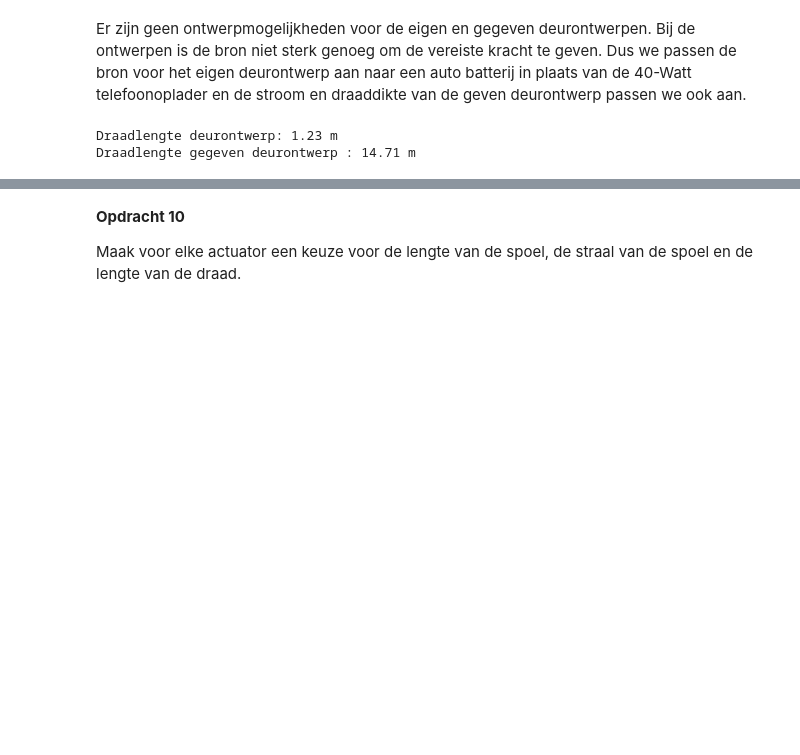
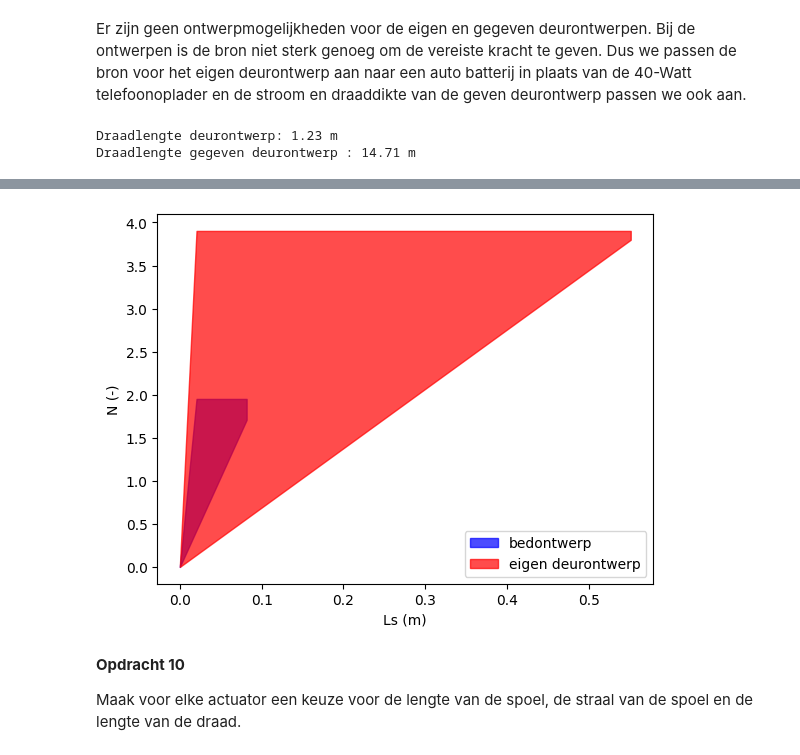
Before and after one commit to Ikbenjamin07/opdrachten-DEF-D, a Jupyter notebook: DigitaleOntwerpopdrachten/2KrachtactuatorOpdracht/KrachtactuatorOpdracht.ipynb, the cells around one changed output, grey strips where cells are left out. Drawn from its saved outputs; the diff is of its cells as text; code cells hidden in the pictures; blank space fills up the shorter version.

```diff
--- a/DigitaleOntwerpopdrachten/2KrachtactuatorOpdracht/KrachtactuatorOpdracht.ipynb
+++ b/DigitaleOntwerpopdrachten/2KrachtactuatorOpdracht/KrachtactuatorOpdracht.ipynb
@@ -282,3 +282,15 @@ plt.show()
+# %%
+#nog een keer plotten zonder groene grafiek om kleine waarden beter te lezen
+plt.figure()
+plt.fill_between(Ls_arr,N_bed[0],N_bed[1],color = "b",alpha=0.7,label="bedontwerp")
+plt.fill_between(Ls_arr,N_deur1[0],N_deur1[1],color = "r",alpha=0.7,label="eigen deurontwerp")
+
+plt.legend()
+plt.xlabel("Ls (m)")
+plt.ylabel("N (-)")
+plt.show()
+# %% [output]
+[figure, added]
 # %% [markdown]
 **Opdracht 10**
 
```
Also changed, not shown: parts of 3 cells of this notebook.
